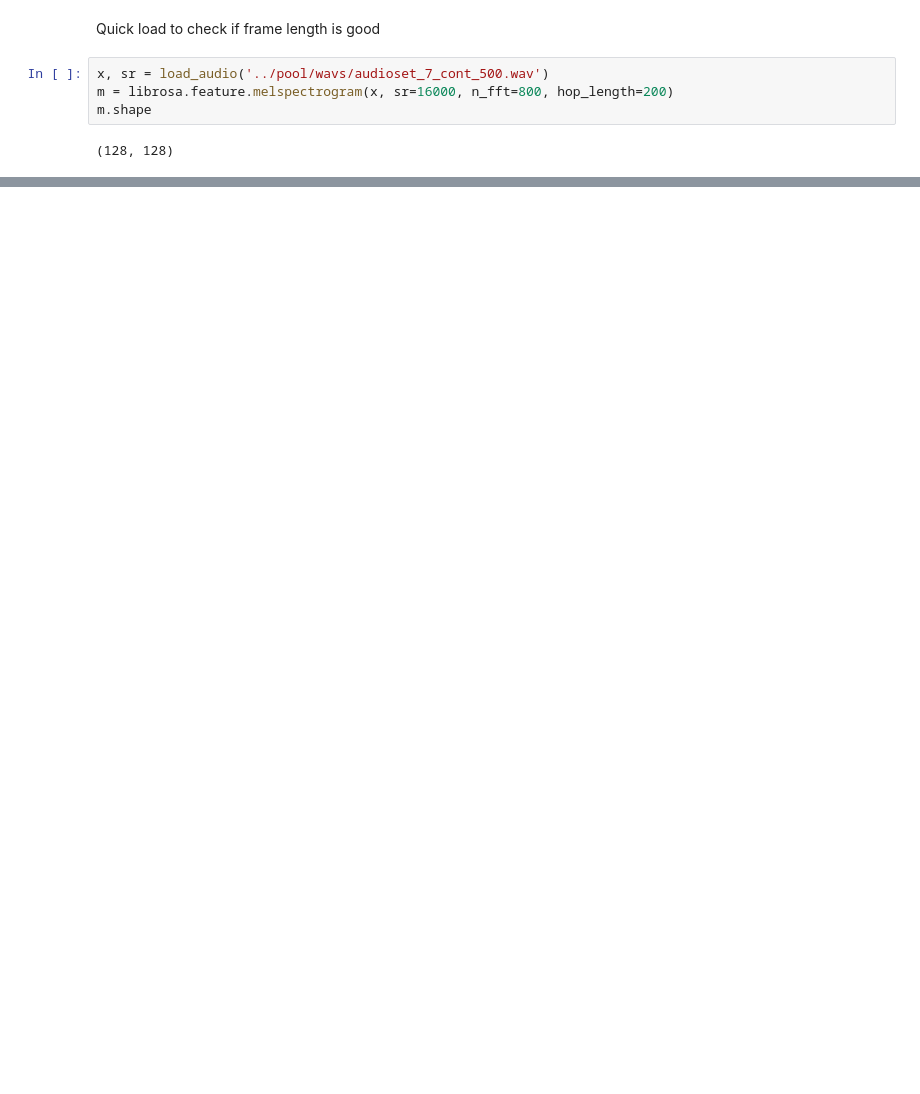
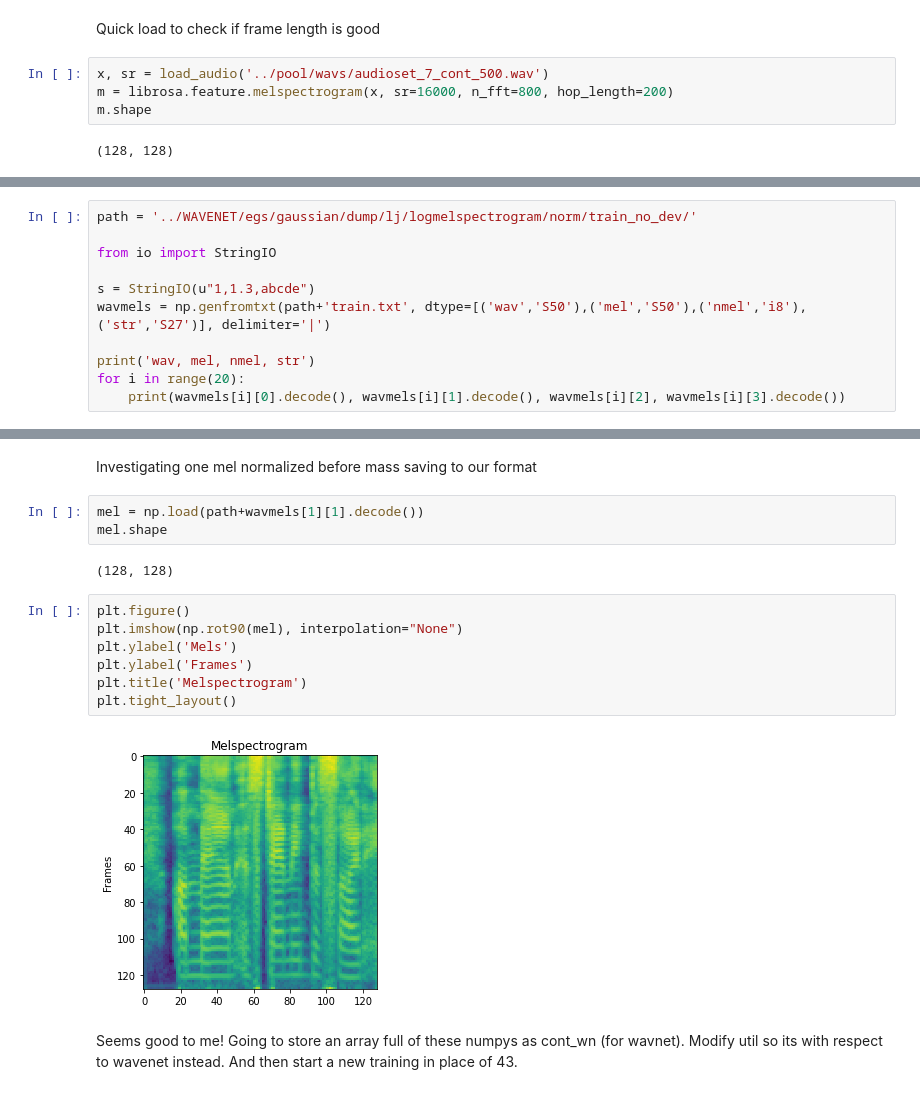
Before and after one commit to RussellSB/tt-vae-gan, a Jupyter notebook: VAE-CYCLE-GAN/preprocessing.ipynb, the cells around one changed output, grey strips where cells are left out. Saved outputs shown, nothing was run; the diff lists cells and outputs as text; blank space fills up the shorter version.

Commit message:
Updated to work with Wavenet processed mels

```diff
--- a/VAE-CYCLE-GAN/preprocessing.ipynb
+++ b/VAE-CYCLE-GAN/preprocessing.ipynb
@@ -471,0 +476,11 @@ m.shape
+# %%
+path = '../WAVENET/egs/gaussian/dump/lj/logmelspectrogram/norm/train_no_dev/'
+
+from io import StringIO
+
+s = StringIO(u"1,1.3,abcde")
+wavmels = np.genfromtxt(path+'train.txt', dtype=[('wav','S50'),('mel','S50'),('nmel','i8'),('str','S27')], delimiter='|')
+
+print('wav, mel, nmel, str')
+for i in range(20):
+    print(wavmels[i][0].decode(), wavmels[i][1].decode(), wavmels[i][2], wavmels[i][3].decode())
@@ -471,0 +505,18 @@ m.shape
+# %% [markdown]
+Investigating one mel normalized before mass saving to our format
+# %%
+mel = np.load(path+wavmels[1][1].decode())
+mel.shape
+# %% [output]
+(128, 128)
+# %%
+plt.figure()
+plt.imshow(np.rot90(mel), interpolation="None")
+plt.ylabel('Mels')
+plt.ylabel('Frames')
+plt.title('Melspectrogram')
+plt.tight_layout()
+# %% [output]
+[figure, added]
+# %% [markdown]
+Seems good to me! Going to store an array full of these numpys as cont_wn (for wavnet). Modify util so its with respect to wavenet instead. And then start a new training in place of 43.
```
Also changed, not shown: parts of 11 cells of this notebook, 2 other files.
